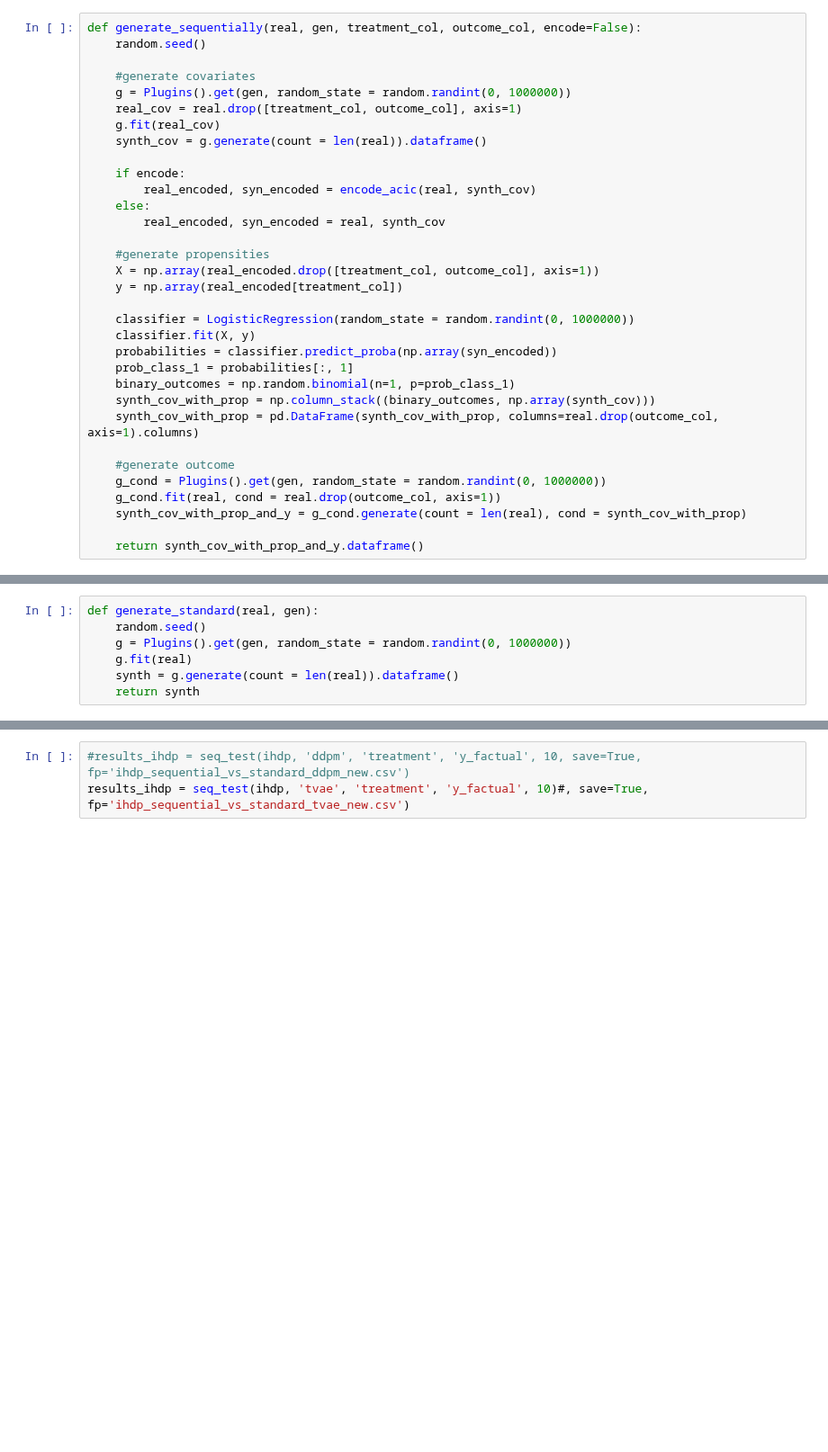
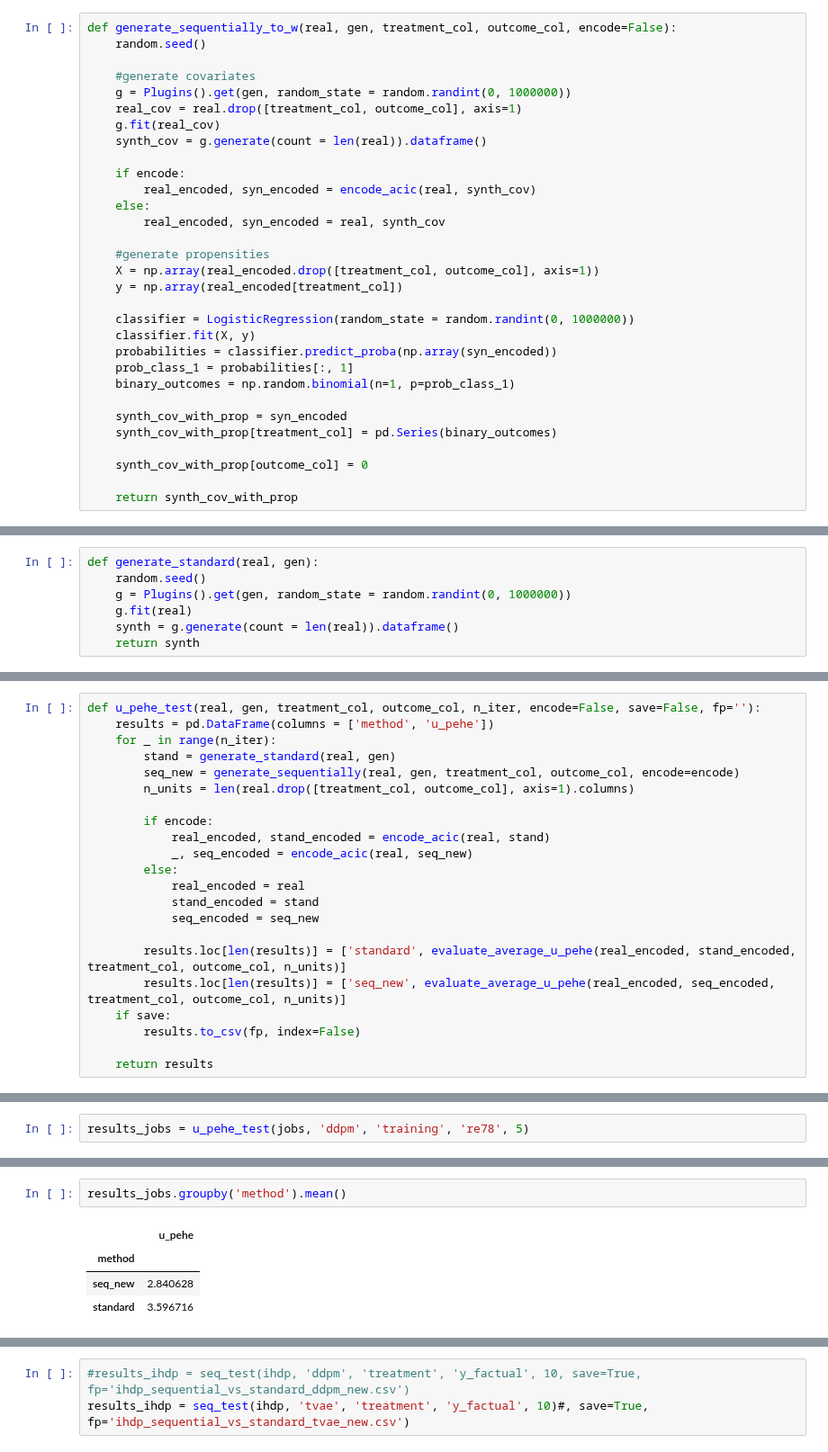
Before and after one commit to harrya32/causal_synthetic_data, a Jupyter notebook: Experiments/Experiments.ipynb, the cells around one changed output, grey strips where cells are left out. Shown at 90% size. Saved outputs shown, nothing was run; the diff lists cells and outputs as text; blank space fills up the shorter version.

Commit message:
average utility function

```diff
--- a/Experiments/Experiments.ipynb
+++ b/Experiments/Experiments.ipynb
@@ -1345,7 +1380,7 @@ separate = separate.rename(columns = {'treatment':'z'})
 # %% [markdown]
 Given a real dataset $D = [X, W, Y]$, will train a generative model only on the covariates $X$. Then will predict the treatment assignment $W$ based on the propensity score $\pi(x)$ for each instance, where $\pi(.)$ is learnt from the real dataset. Then, will generate the outcomes $Y$ based on a conditional generative model that has been trained on $D$.
 # %%
-def generate_sequentially(real, gen, treatment_col, outcome_col, encode=False):
+def generate_sequentially_to_w(real, gen, treatment_col, outcome_col, encode=False):
     random.seed()
 
     #generate covariates
@@ -1368,12 +1403,10 @@ def generate_sequentially(real, gen, treatment_col, outcome_col, encode=False):
     probabilities = classifier.predict_proba(np.array(syn_encoded))
     prob_class_1 = probabilities[:, 1]
     binary_outcomes = np.random.binomial(n=1, p=prob_class_1)
-    synth_cov_with_prop = np.column_stack((binary_outcomes, np.array(synth_cov)))
-    synth_cov_with_prop = pd.DataFrame(synth_cov_with_prop, columns=real.drop(outcome_col, axis=1).columns)
 
-    #generate outcome
-    g_cond = Plugins().get(gen, random_state = random.randint(0, 1000000))
-    g_cond.fit(real, cond = real.drop(outcome_col, axis=1))
-    synth_cov_with_prop_and_y = g_cond.generate(count = len(real), cond = synth_cov_with_prop)
+    synth_cov_with_prop = syn_encoded
+    synth_cov_with_prop[treatment_col] = pd.Series(binary_outcomes)
 
-    return synth_cov_with_prop_and_y.dataframe()
+    synth_cov_with_prop[outcome_col] = 0
+
+    return synth_cov_with_prop
@@ -1514,3 +1468,25 @@ def seq_test(real, gen, treatment_col, outcome_col, n_iter, encode=False, save=F
         results.to_csv(fp, index=False)
 
     return results
+# %%
+def u_pehe_test(real, gen, treatment_col, outcome_col, n_iter, encode=False, save=False, fp=''):
+    results = pd.DataFrame(columns = ['method', 'u_pehe'])
+    for _ in range(n_iter):
+        stand = generate_standard(real, gen)
+        seq_new = generate_sequentially(real, gen, treatment_col, outcome_col, encode=encode)
+        n_units = len(real.drop([treatment_col, outcome_col], axis=1).columns)
+
+        if encode:
+            real_encoded, stand_encoded = encode_acic(real, stand)
+            _, seq_encoded = encode_acic(real, seq_new)
+        else:
+            real_encoded = real
+            stand_encoded = stand
+            seq_encoded = seq_new
+
+        results.loc[len(results)] = ['standard', evaluate_average_u_pehe(real_encoded, stand_encoded, treatment_col, outcome_col, n_units)]
+        results.loc[len(results)] = ['seq_new', evaluate_average_u_pehe(real_encoded, seq_encoded, treatment_col, outcome_col, n_units)]
+    if save:
+        results.to_csv(fp, index=False)
+
+    return results
@@ -1516,0 +1513,2 @@ def seq_test(real, gen, treatment_col, outcome_col, n_iter, encode=False, save=F
+# %%
+results_jobs = u_pehe_test(jobs, 'ddpm', 'training', 're78', 5)
@@ -1516,0 +1533,7 @@ def seq_test(real, gen, treatment_col, outcome_col, n_iter, encode=False, save=F
+# %%
+results_jobs.groupby('method').mean()
+# %% [output]
+|  | u_pehe |
+| method |  |
+| seq_new | 2.840628 |
+| standard | 3.596716 |
```
Also changed, not shown: parts of 11 cells of this notebook.
